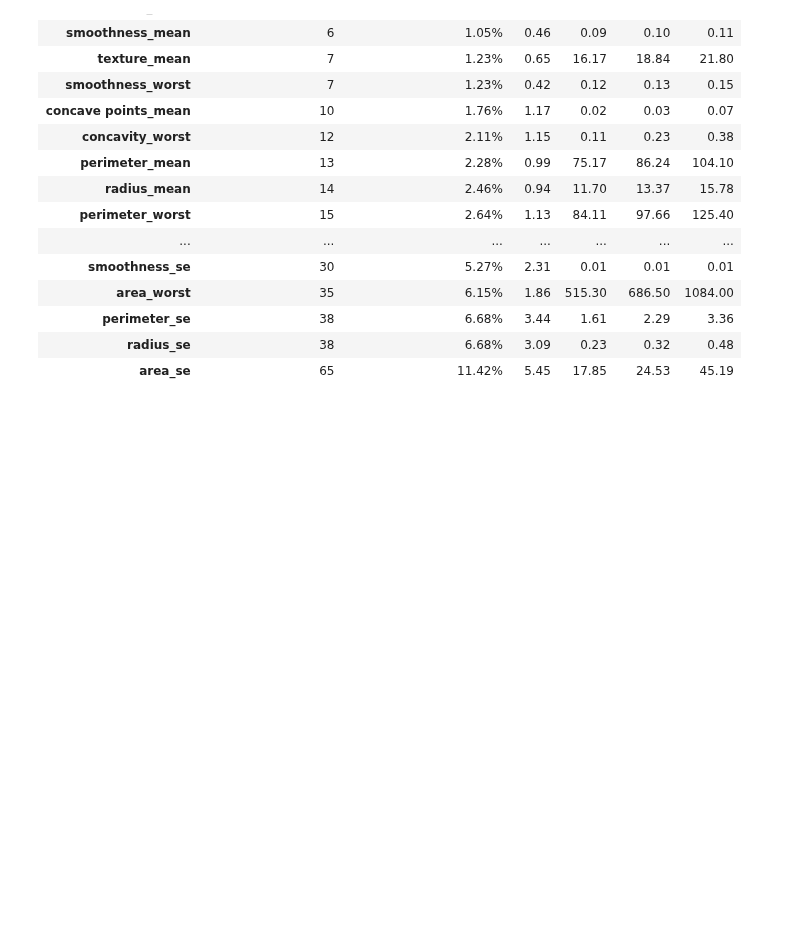
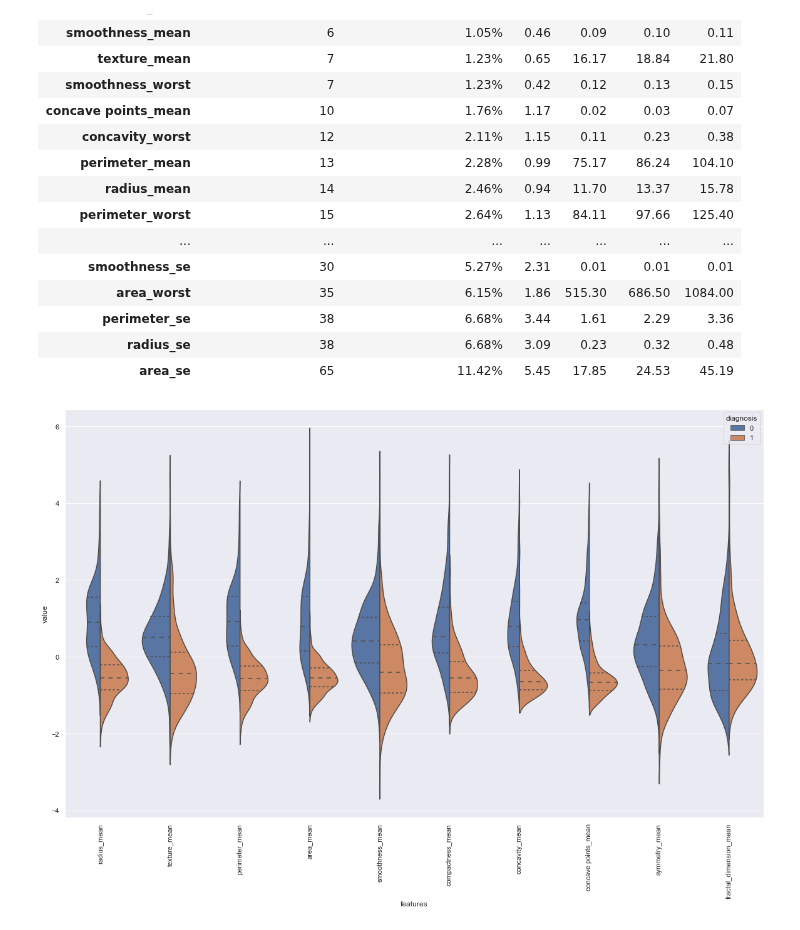
Before and after one commit to 10-Academy-quad-squad/casual-graph, a Jupyter notebook: notebooks/1. EDA.ipynb, the cells around one changed output. Drawn from its saved outputs; the diff is of its cells as text; code cells hidden in the pictures; blank space fills up the shorter version.

Commit message:
feat: make violin plot of the data

```diff
--- a/notebooks/1. EDA.ipynb
+++ b/notebooks/1. EDA.ipynb
@@ -111,15 +111,18 @@ overview
 | radius_se | 38 | 6.68% | 3.09 | 0.23 | 0.32 | 0.48 |
 | area_se | 65 | 11.42% | 5.45 | 17.85 | 24.53 | 45.19 |
 # %%
-# first ten features
-data_dia = y
-data = x
-data_n_2 = (df - df.mean()) / (df.std())              # standardization
-data = pd.concat([y, data_n_2.iloc[:, 0:10]], axis=1)
-data = pd.melt(data, id_vars="diagnosis",
-               var_name="features",
-               value_name='value')
-plt.figure(figsize=(10, 10))
-sns.violinplot(x="features", y="value", hue="diagnosis",
-               data=data, split=True, inner="quart")
-plt.xticks(rotation=90)
+def violin_plot(x, y, start: int = 0, num_features: int = 0):
+  data_n_2 = (x - x.mean()) / (x.std())              # standardization
+  data = pd.concat([y, data_n_2.iloc[:, start:num_features]], axis=1)
+  data = pd.melt( data,
+                  id_vars="diagnosis",
+                  var_name="features",
+                  value_name='value')
+  plt.figure(figsize=(20, 12))
+  sns.violinplot(x="features", y="value", hue="diagnosis", data=data, split=True, inner="quart")
+  plt.xticks(rotation=90)
+  plt.show()
+# %%
+violin_plot(x, y, 0, 10)
+# %% [output]
+[figure, added]
```
